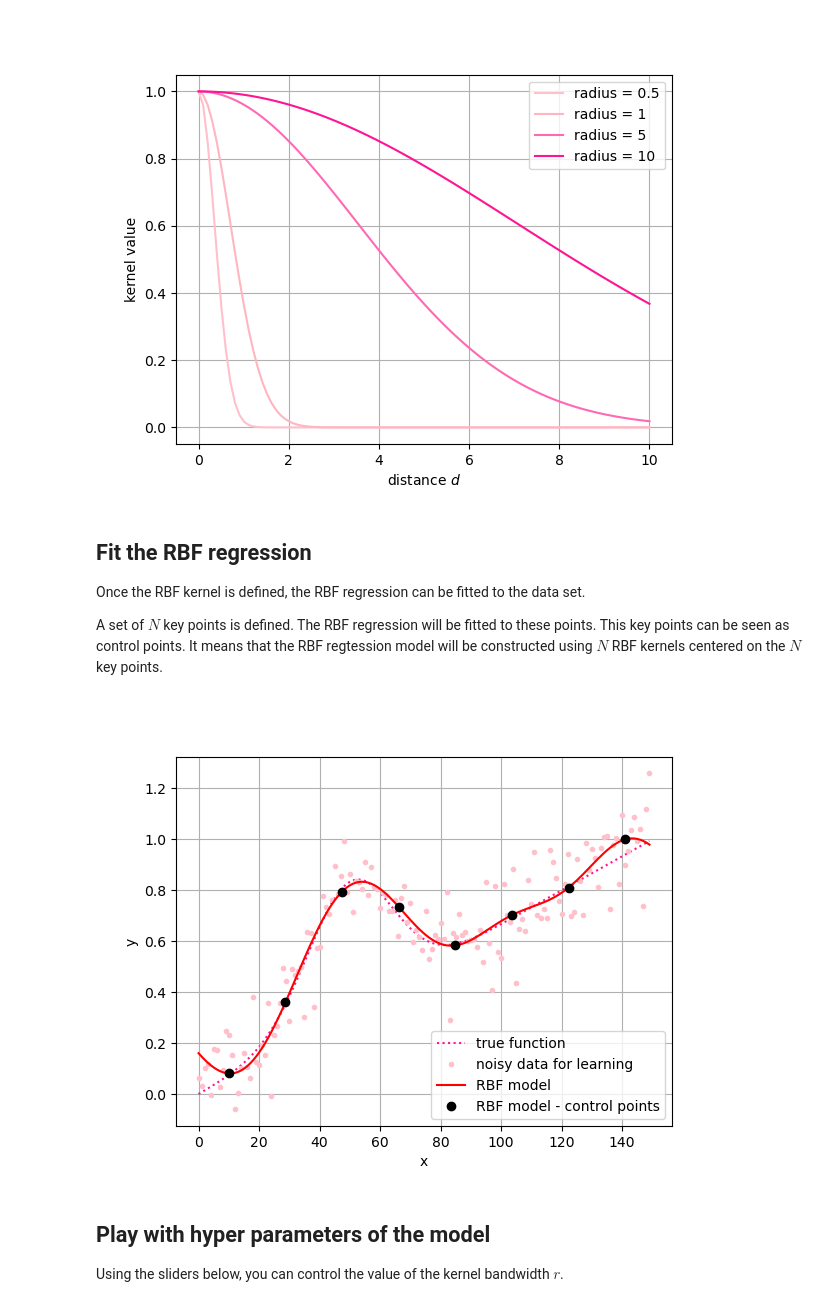
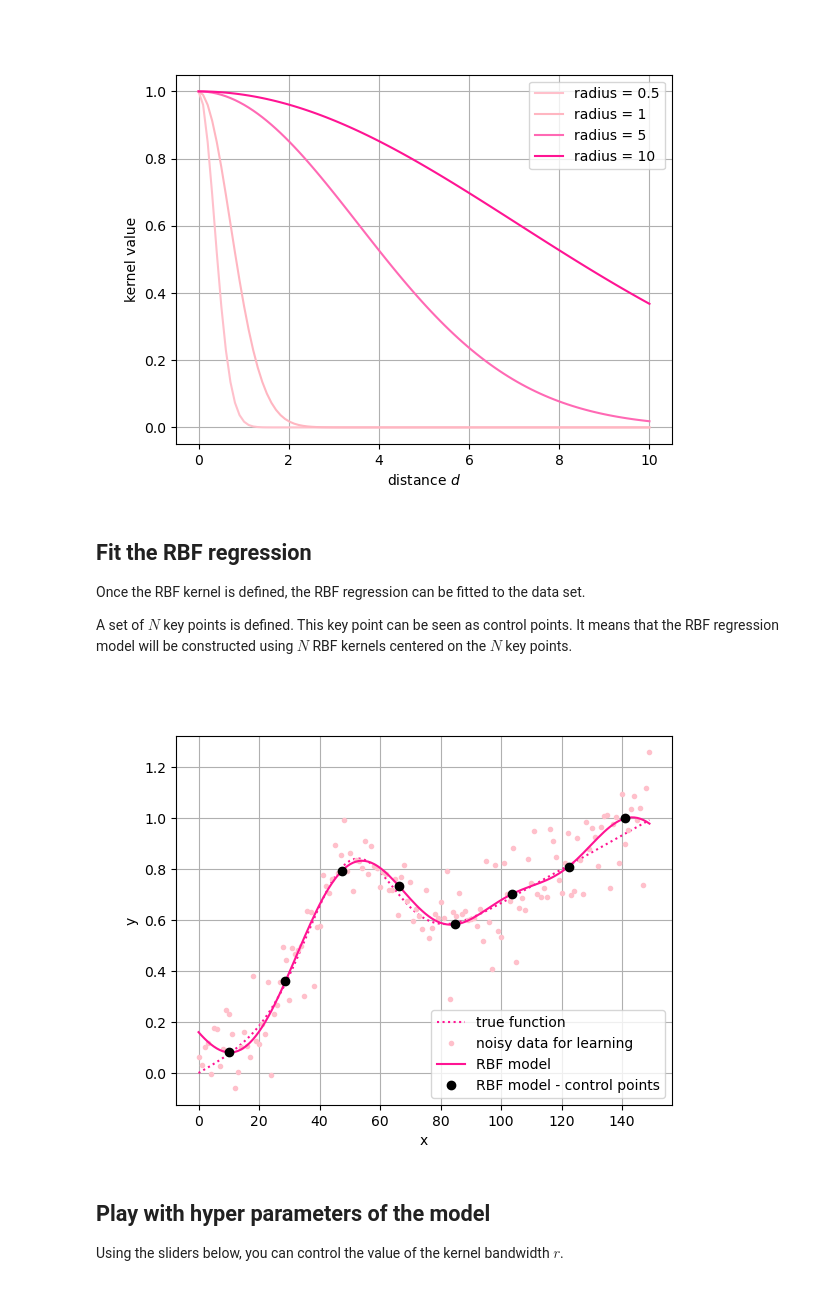
Before and after one commit to EmileRouxSMB/EmileRouxSMB.github.io, a Jupyter notebook: assets/jupyter/RBF-tuto1.ipynb, the cells around one changed output. Drawn from its saved outputs; the diff is of its cells as text; code cells hidden in the pictures.

```diff
--- a/assets/jupyter/RBF-tuto1.ipynb
+++ b/assets/jupyter/RBF-tuto1.ipynb
@@ -95,41 +89,41 @@ plt.legend()
 Once the RBF kernel is defined, the RBF regression can be fitted to the data set.
 
 A set of $N$ key points is defined.
-The RBF regression will be fitted to these points.
-This key points can be seen as control points.
-It means that the RBF regtession model will be constructed using $N$ RBF kernels centered on the $N$ key points.
+This key point can be seen as control points.
+It means that the RBF regression model will be constructed using $N$ RBF kernels centered on the $N$ key points.
 # %%
 # Key points
 X_k = np.linspace(10, 141, 8)
 X_k = np.atleast_2d(X_k).T
 # %%
+# import of the rbfregression module
+import rbfregression.core as rbfreg
 # Create the RegularizedRBF instance
 RBF = rbfreg.RegularizedRBF(kernel=Gauss_kernel)
 
 # Set the control points (key points)
 RBF.set_key_points(X_k)
 
 # Compute the fit
 RBF.fit(X_l, Y_l, regularization=0.0, radius = 25)
 
 # Eval the model at points
 Y_s = RBF.eval(X_l)
 Y_k = RBF.eval(X_k)
 
 # Plot them all
-
 plt.figure()
 plt.plot(X_true, Y_true, ':',color = colors[3], label ='true function')
 plt.plot(X_l, Y_l, '.',color = colors[0], label ='noisy data for learning')
-plt.plot(X_l, Y_s, '-r', label ='RBF model')
+plt.plot(X_l, Y_s, '-',color = colors[3], label ='RBF model')
 plt.plot(X_k, Y_k, 'ok', label ='RBF model - control points')
 plt.xlabel('x')
 plt.ylabel('y')
 plt.grid()
 plt.legend()
 plt.show()
 # %% [output]
-[figure, old version]
+[figure, new version]
 # %% [markdown]
 ## Play with hyper parameters of the model
 Using the sliders below, you can control the value of the kernel bandwidth $r$.
```
Also changed, not shown: parts of 4 cells of this notebook, 2 other files.
